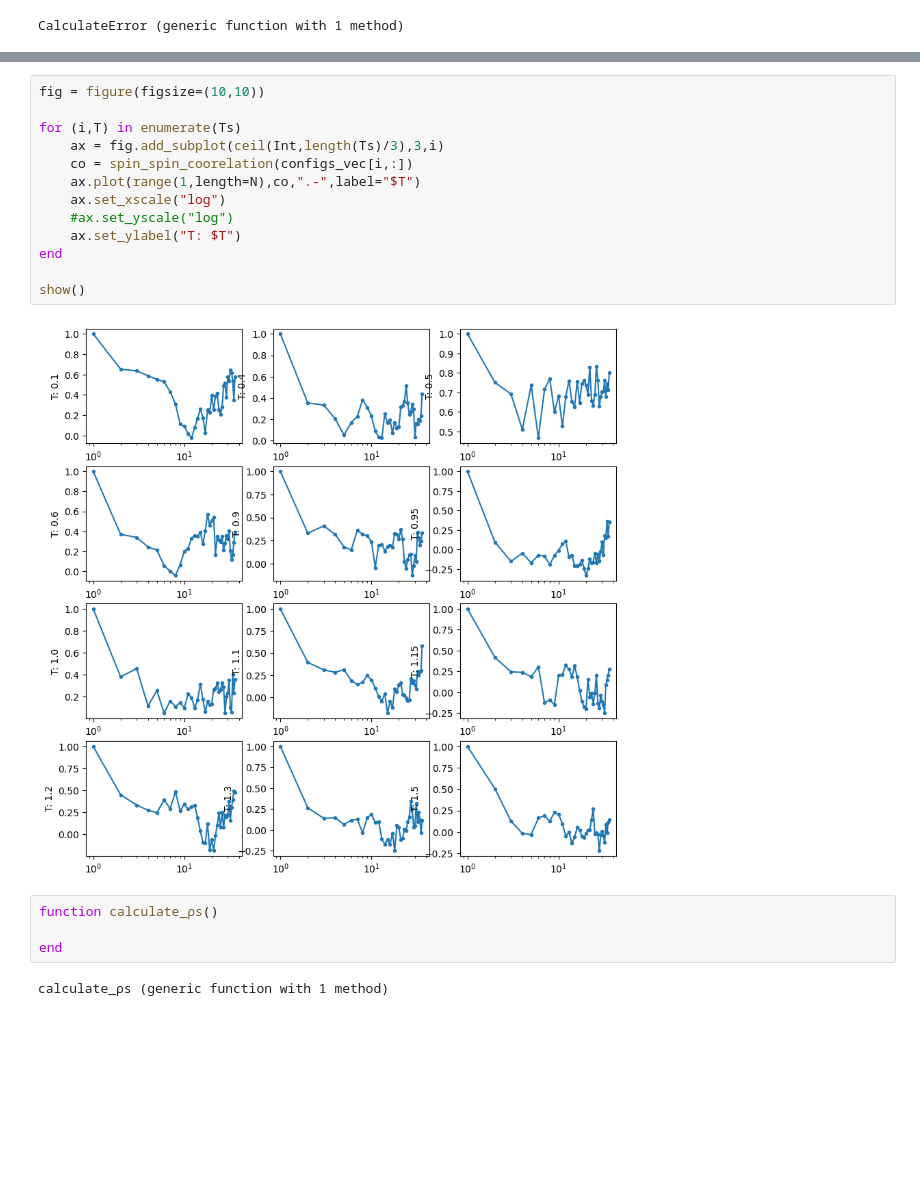
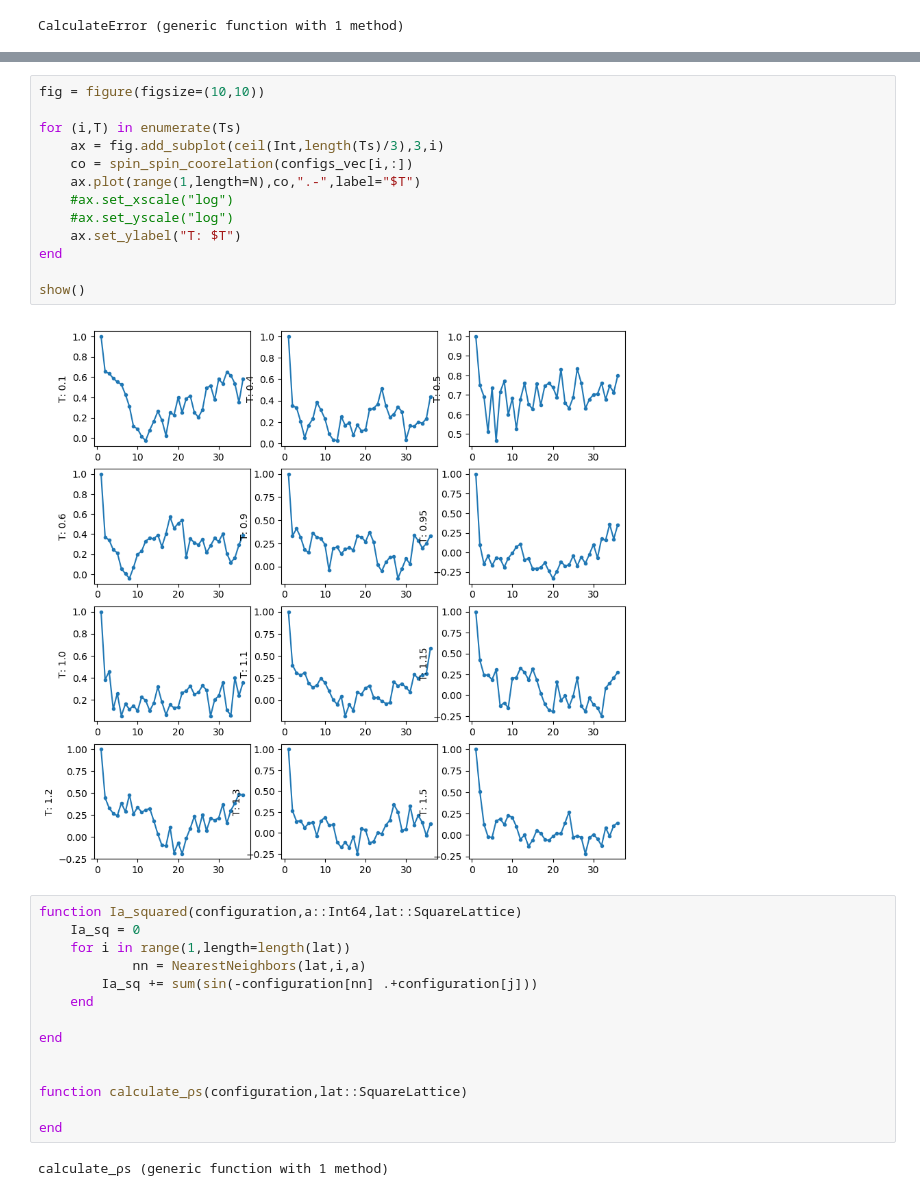
Before and after one commit to yuvalni/condensedNumerics, a Jupyter notebook: Analasys.ipynb, the cells around one changed output, grey strips where cells are left out. Cells and saved outputs as stored; diff of their text form; blank space fills up the shorter version.

```diff
--- a/Analasys.ipynb
+++ b/Analasys.ipynb
@@ -133,21 +194,31 @@ spin_spin_coorelation (generic function with 2 methods)
 # %%
 fig = figure(figsize=(10,10))
 
 for (i,T) in enumerate(Ts)
     ax = fig.add_subplot(ceil(Int,length(Ts)/3),3,i)
     co = spin_spin_coorelation(configs_vec[i,:])
     ax.plot(range(1,length=N),co,".-",label="$T")
-    ax.set_xscale("log")
+    #ax.set_xscale("log")
     #ax.set_yscale("log")
     ax.set_ylabel("T: $T")
 end
 
 show()
 # %% [output]
-[figure, old version]
+[figure, new version]
-# %%
-function calculate_ρs()
-
-end
-# %% [output]
-calculate_ρs (generic function with 1 method)
+# %%
+function Ia_squared(configuration,a::Int64,lat::SquareLattice)
+    Ia_sq = 0
+    for i in range(1,length=length(lat))
+            nn = NearestNeighbors(lat,i,a)
+        Ia_sq += sum(sin(-configuration[nn] .+configuration[j]))
+    end
+
+end
+
+
+function calculate_ρs(configuration,lat::SquareLattice)
+
+end
+# %% [output]
+calculate_ρs (generic function with 1 method)
```
Also changed, not shown: parts of 8 cells of this notebook, 13 other files.
